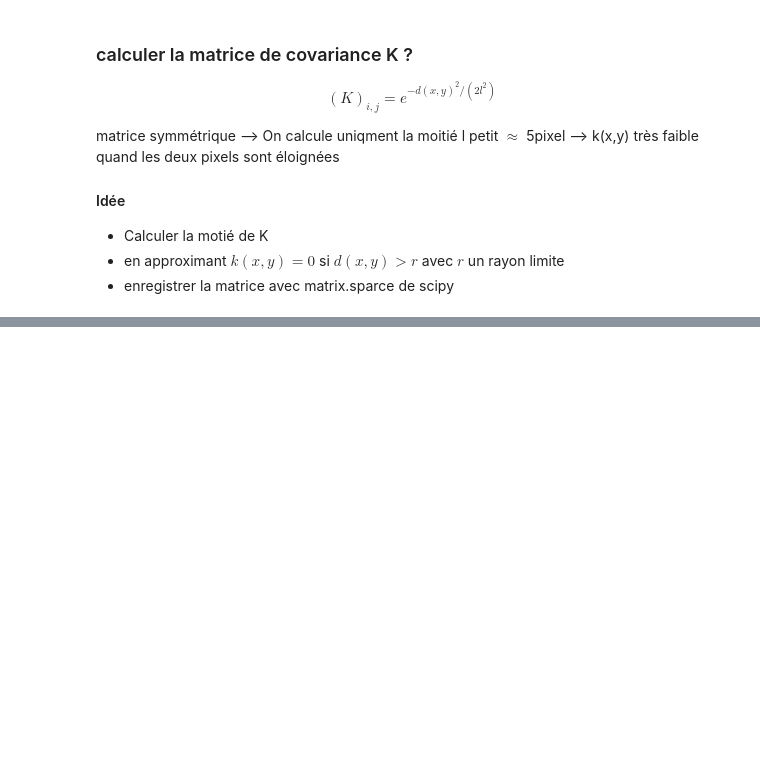
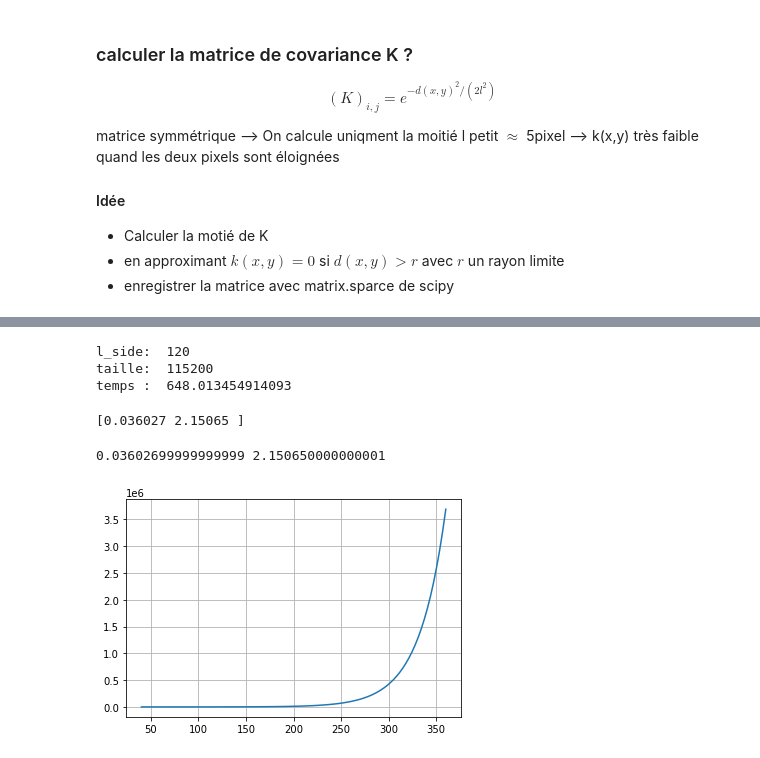
Before and after one commit to alexandreBerezin/NumApp, a Jupyter notebook: Optimisation.ipynb, the cells around one changed output, grey strips where cells are left out. Saved outputs shown, nothing was run; the diff lists cells and outputs as text; code cells hidden in the pictures; blank space fills up the shorter version.

```diff
--- a/Optimisation.ipynb
+++ b/Optimisation.ipynb
@@ -39,0 +94,32 @@ l petit $\approx$ 5pixel --> k(x,y) très faible quand les deux pixels sont élo
+# %%
+print("l_side: ",l_side)
+print("taille: ",M.data.nbytes)
+print("temps : ",dt)
+# %% [output]
+l_side:  120
+taille:  115200
+temps :  648.013454914093
+# %%
+A = np.array([[100,1],
+             [120,1]])
+B = np.array([5.75335,6.47389])
+
+X = np.linalg.solve(A,B)
+print(X)
+# %% [output]
+[0.036027 2.15065 ]
+# %%
+a = X[0]
+b = X[1]
+print(a,b)
+# %% [output]
+0.03602699999999999 2.150650000000001
+# %%
+L_x = np.linspace(40,360,100)
+Y = np.exp(b)*np.exp(L_x*a)
+
+plt.plot(L_x,Y)
+plt.grid()
+plt.show()
+# %% [output]
+[figure, added]
```
Also changed, not shown: parts of 5 cells of this notebook, 3 other files.
